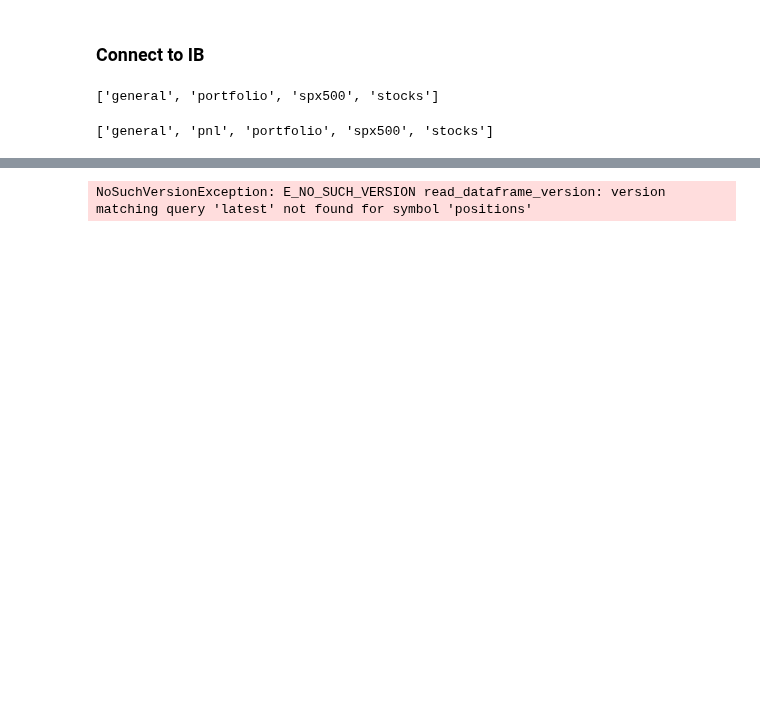
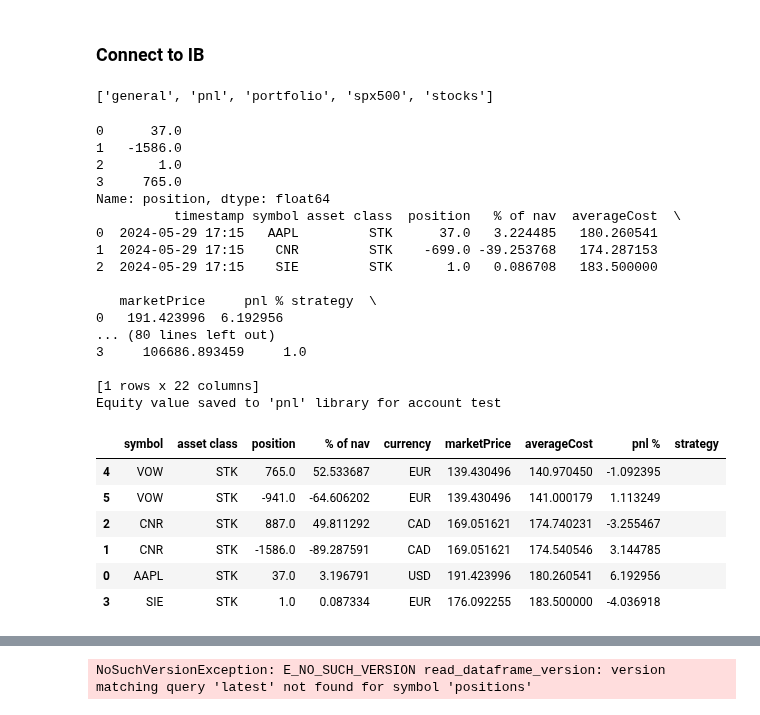
Before and after one commit to lowQuant/IB-Multi-Strategy-ATS, a Jupyter notebook: data_and_research/portfoliomanager_test.ipynb, the cells around one changed output, grey strips where cells are left out. Saved outputs shown, nothing was run; the diff lists cells and outputs as text; code cells hidden in the pictures; blank space fills up the shorter version.

```diff
--- a/data_and_research/portfoliomanager_test.ipynb
+++ b/data_and_research/portfoliomanager_test.ipynb
@@ -31,16 +29,11 @@ Creating library 'pnl' that will keep track of strategy & account PnL
 # %% [markdown]
 ### Connect to IB
 # %%
-ib = connect_to_IB(clientid=4)
+ib = connect_to_IB(clientid=40)
 ac = initialize_db('db')
 # %%
-ac = initialize_db('db')
 ac.list_libraries()
 # %% [output]
-['general', 'portfolio', 'spx500', 'stocks']
+['general', 'pnl', 'portfolio', 'spx500', 'stocks']
 # %%
 # ac.delete_library('portfolio')
-# %%
-ac.list_libraries()
-# %% [output]
-['general', 'pnl', 'portfolio', 'spx500', 'stocks']
@@ -48,0 +40,32 @@ pm = PortfolioManager(ib)
+# %%
+# pm = PortfolioManager(ib)
+# Library(Arctic(config=LMDB(path=c:\Users\Johannes.Lange\pythonscripts\ATS\data_and_research\data_and_research\db)), path=portfolio, storage=lmdb_storage)
+pm = PortfolioManager(ib,arctic=ac)
+# %%
+df = pm.get_ib_positions_for_gui()
+df
+# %% [output]
+0      37.0
+1   -1586.0
+2       1.0
+3     765.0
+Name: position, dtype: float64
+          timestamp symbol asset class  position   % of nav  averageCost  \
+0  2024-05-29 17:15   AAPL         STK      37.0   3.224485   180.260541
+1  2024-05-29 17:15    CNR         STK    -699.0 -39.253768   174.287153
+2  2024-05-29 17:15    SIE         STK       1.0   0.086708   183.500000
+
+   marketPrice     pnl % strategy  \
+0   191.423996  6.192956
+... (80 lines left out)
+3     106686.893459     1.0
+
+[1 rows x 22 columns]
+Equity value saved to 'pnl' library for account test
+|  | symbol | asset class | position | % of nav | currency | marketPrice | averageCost | pnl % | strategy |
+| 4 | VOW | STK | 765.0 | 52.533687 | EUR | 139.430496 | 140.970450 | -1.092395 |  |
+| 5 | VOW | STK | -941.0 | -64.606202 | EUR | 139.430496 | 141.000179 | 1.113249 |  |
+| 2 | CNR | STK | 887.0 | 49.811292 | CAD | 169.051621 | 174.740231 | -3.255467 |  |
+| 1 | CNR | STK | -1586.0 | -89.287591 | CAD | 169.051621 | 174.540546 | 3.144785 |  |
+| 0 | AAPL | STK | 37.0 | 3.196791 | USD | 191.423996 | 180.260541 | 6.192956 |  |
+| 3 | SIE | STK | 1.0 | 0.087334 | EUR | 176.092255 | 183.500000 | -4.036918 |  |
```
Also changed, not shown: parts of 13 cells of this notebook, 3 other files.
